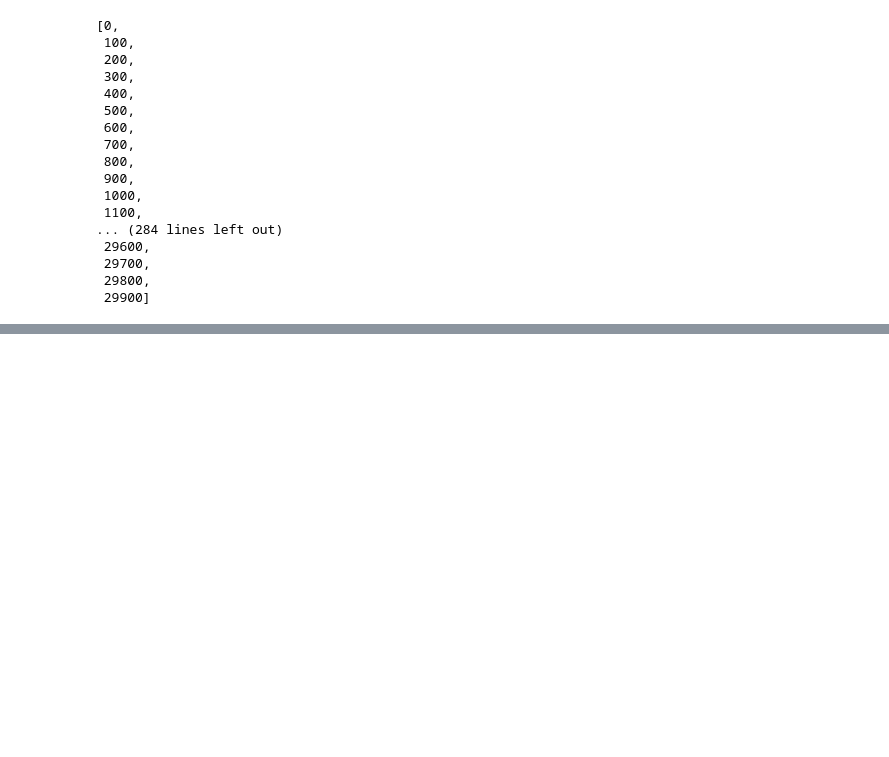
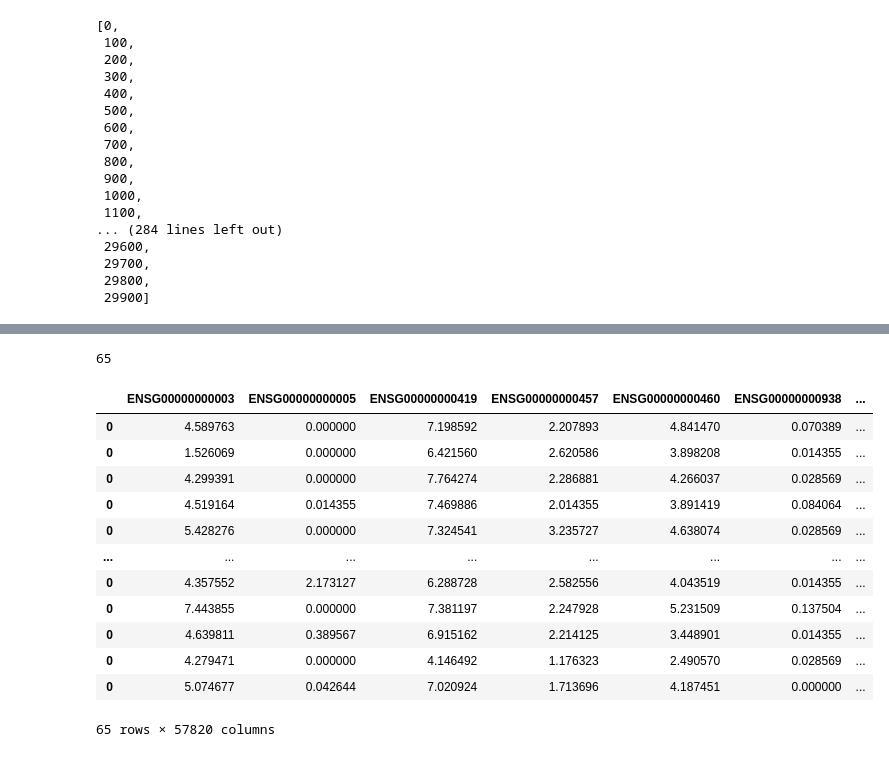
Before and after one commit to briankarlberg/Drug_Response_Prediction, a Jupyter notebook: gexp_query.ipynb, the cells around one changed output, grey strips where cells are left out. Cells and saved outputs as stored; diff of their text form; code cells hidden in the pictures; blank space fills up the shorter version.

```diff
--- a/gexp_query.ipynb
+++ b/gexp_query.ipynb
@@ -64,0 +133,20 @@ skip_range
+# %%
+len(project_list)
+# %% [output]
+65
+# %%
+Xn
+# %% [output]
+|  | ENSG00000000003 | ENSG00000000005 | ENSG00000000419 | ENSG00000000457 | ENSG00000000460 | ENSG00000000938 | ... |
+| 0 | 4.589763 | 0.000000 | 7.198592 | 2.207893 | 4.841470 | 0.070389 | ... |
+| 0 | 1.526069 | 0.000000 | 6.421560 | 2.620586 | 3.898208 | 0.014355 | ... |
+| 0 | 4.299391 | 0.000000 | 7.764274 | 2.286881 | 4.266037 | 0.028569 | ... |
+| 0 | 4.519164 | 0.014355 | 7.469886 | 2.014355 | 3.891419 | 0.084064 | ... |
+| 0 | 5.428276 | 0.000000 | 7.324541 | 3.235727 | 4.638074 | 0.028569 | ... |
+| ... | ... | ... | ... | ... | ... | ... | ... |
+| 0 | 4.357552 | 2.173127 | 6.288728 | 2.582556 | 4.043519 | 0.014355 | ... |
+| 0 | 7.443855 | 0.000000 | 7.381197 | 2.247928 | 5.231509 | 0.137504 | ... |
+| 0 | 4.639811 | 0.389567 | 6.915162 | 2.214125 | 3.448901 | 0.014355 | ... |
+| 0 | 4.279471 | 0.000000 | 4.146492 | 1.176323 | 2.490570 | 0.028569 | ... |
+| 0 | 5.074677 | 0.042644 | 7.020924 | 1.713696 | 4.187451 | 0.000000 | ... |
+65 rows × 57820 columns
```
Also changed, not shown: parts of 9 cells of this notebook, 2 other files.
